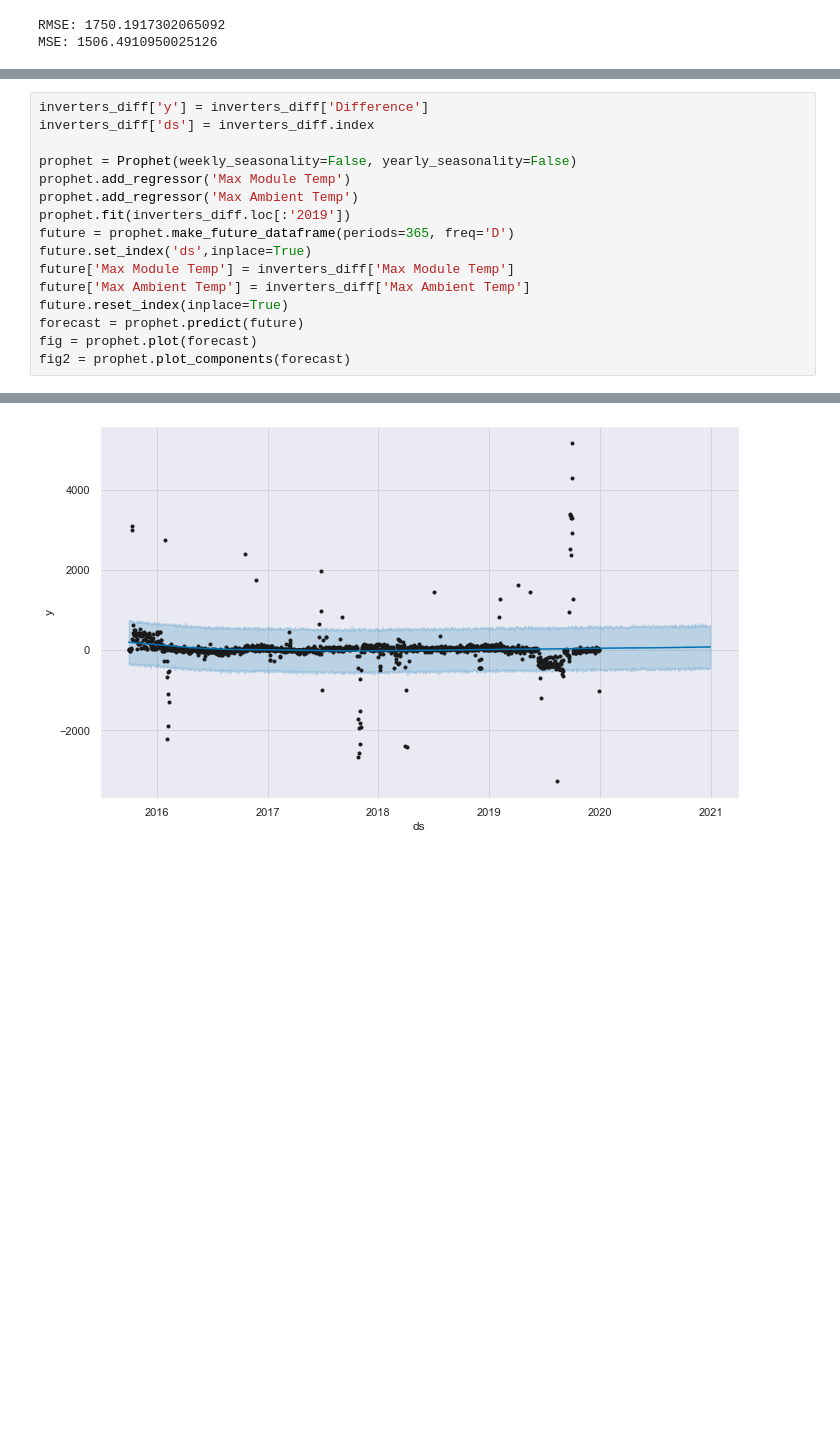
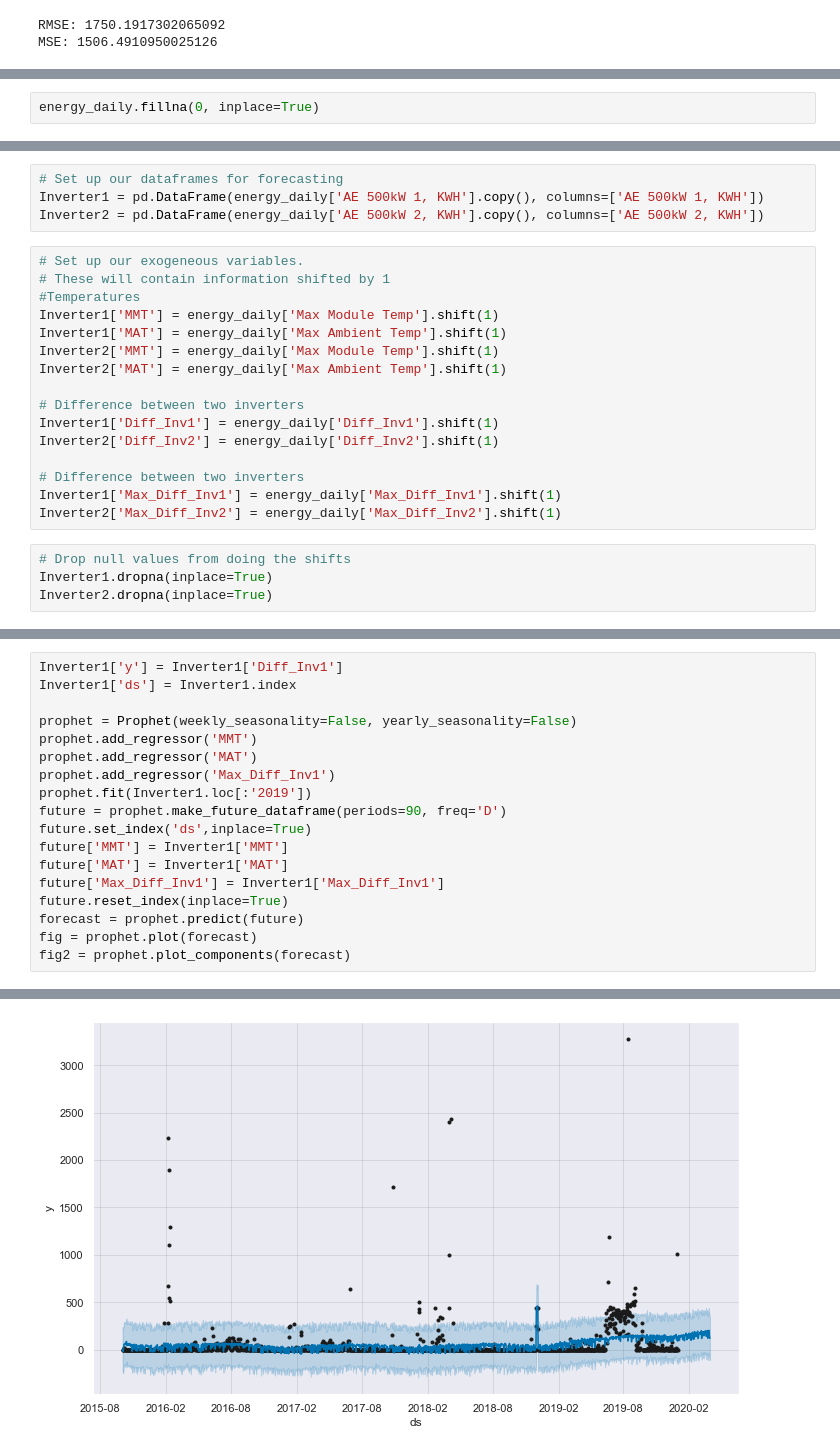
Before and after one commit to ruthcaswellsmith/Capstone---Solar-Energy, a Jupyter notebook: notebooks/Forecasting with FB Prophet.ipynb, the cells around one changed output, grey strips where cells are left out. Drawn from its saved outputs; the diff is of its cells as text; blank space fills up the shorter version.

```diff
--- a/notebooks/Forecasting with FB Prophet.ipynb
+++ b/notebooks/Forecasting with FB Prophet.ipynb
@@ -188,0 +282,2 @@ inverters_diff['Difference'].plot(figsize=(12,4));
+# %%
+energy_daily.fillna(0, inplace=True)
@@ -188,0 +295,24 @@ inverters_diff['Difference'].plot(figsize=(12,4));
+# %%
+# Set up our dataframes for forecasting
+Inverter1 = pd.DataFrame(energy_daily['AE 500kW 1, KWH'].copy(), columns=['AE 500kW 1, KWH'])
+Inverter2 = pd.DataFrame(energy_daily['AE 500kW 2, KWH'].copy(), columns=['AE 500kW 2, KWH'])
+# %%
+# Set up our exogeneous variables.
+# These will contain information shifted by 1
+#Temperatures
+Inverter1['MMT'] = energy_daily['Max Module Temp'].shift(1)
+Inverter1['MAT'] = energy_daily['Max Ambient Temp'].shift(1)
+Inverter2['MMT'] = energy_daily['Max Module Temp'].shift(1)
+Inverter2['MAT'] = energy_daily['Max Ambient Temp'].shift(1)
+
+# Difference between two inverters
+Inverter1['Diff_Inv1'] = energy_daily['Diff_Inv1'].shift(1)
+Inverter2['Diff_Inv2'] = energy_daily['Diff_Inv2'].shift(1)
+
+# Difference between two inverters
+Inverter1['Max_Diff_Inv1'] = energy_daily['Max_Diff_Inv1'].shift(1)
+Inverter2['Max_Diff_Inv2'] = energy_daily['Max_Diff_Inv2'].shift(1)
+# %%
+# Drop null values from doing the shifts
+Inverter1.dropna(inplace=True)
+Inverter2.dropna(inplace=True)
@@ -189,19 +321,21 @@ inverters_diff['Difference'].plot(figsize=(12,4));
 # %%
-inverters_diff['y'] = inverters_diff['Difference']
-inverters_diff['ds'] = inverters_diff.index
+Inverter1['y'] = Inverter1['Diff_Inv1']
+Inverter1['ds'] = Inverter1.index
 
 prophet = Prophet(weekly_seasonality=False, yearly_seasonality=False)
-prophet.add_regressor('Max Module Temp')
-prophet.add_regressor('Max Ambient Temp')
-prophet.fit(inverters_diff.loc[:'2019'])
-future = prophet.make_future_dataframe(periods=365, freq='D')
+prophet.add_regressor('MMT')
+prophet.add_regressor('MAT')
+prophet.add_regressor('Max_Diff_Inv1')
+prophet.fit(Inverter1.loc[:'2019'])
+future = prophet.make_future_dataframe(periods=90, freq='D')
 future.set_index('ds',inplace=True)
-future['Max Module Temp'] = inverters_diff['Max Module Temp']
-future['Max Ambient Temp'] = inverters_diff['Max Ambient Temp']
+future['MMT'] = Inverter1['MMT']
+future['MAT'] = Inverter1['MAT']
+future['Max_Diff_Inv1'] = Inverter1['Max_Diff_Inv1']
 future.reset_index(inplace=True)
 forecast = prophet.predict(future)
 fig = prophet.plot(forecast)
 fig2 = prophet.plot_components(forecast)
 # %% [output]
 INFO:fbprophet:Disabling daily seasonality. Run prophet with daily_seasonality=True to override this.
-[figure, old version]
+[figure, new version]
```
Also changed, not shown: parts of 46 cells of this notebook, 1 other file.
